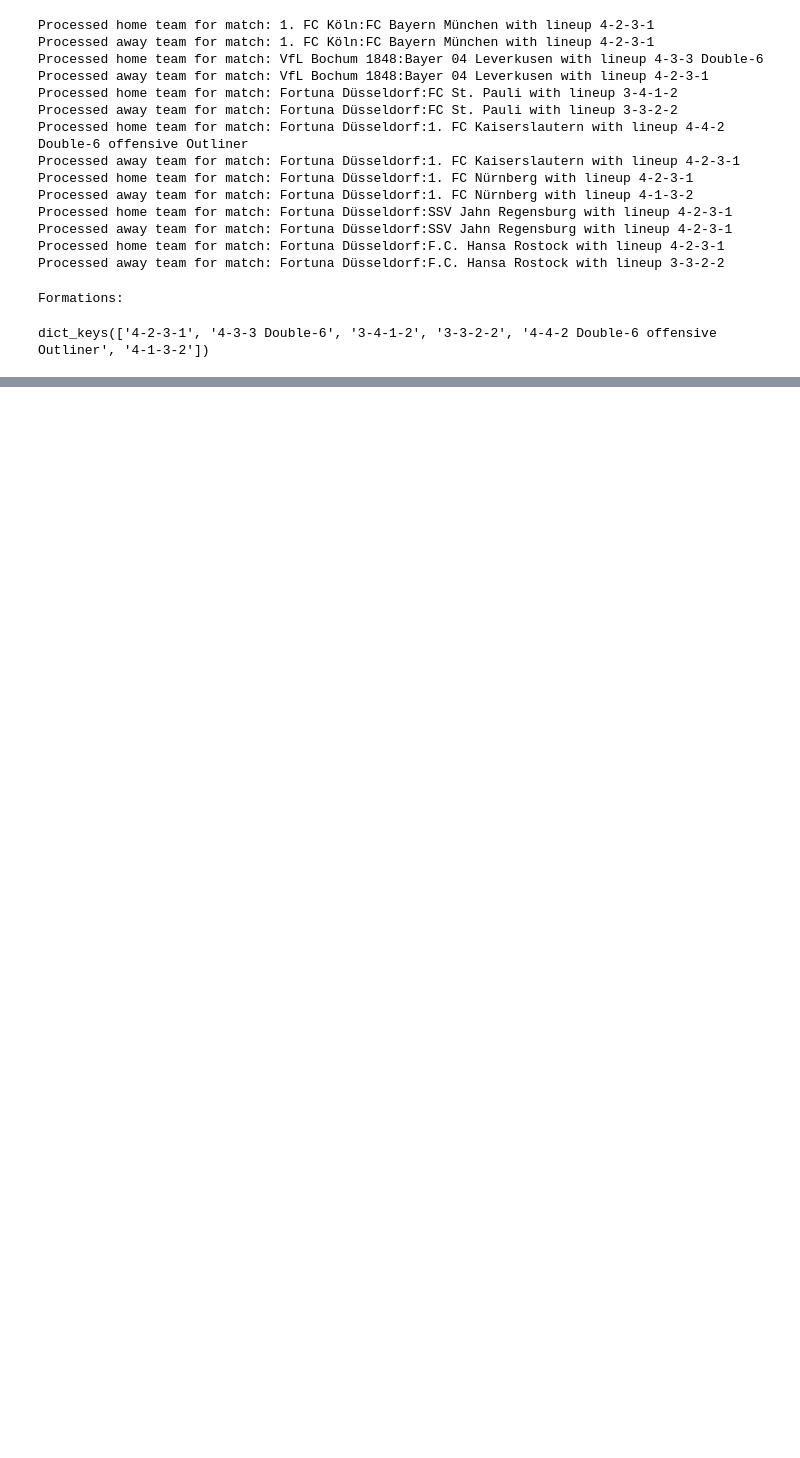
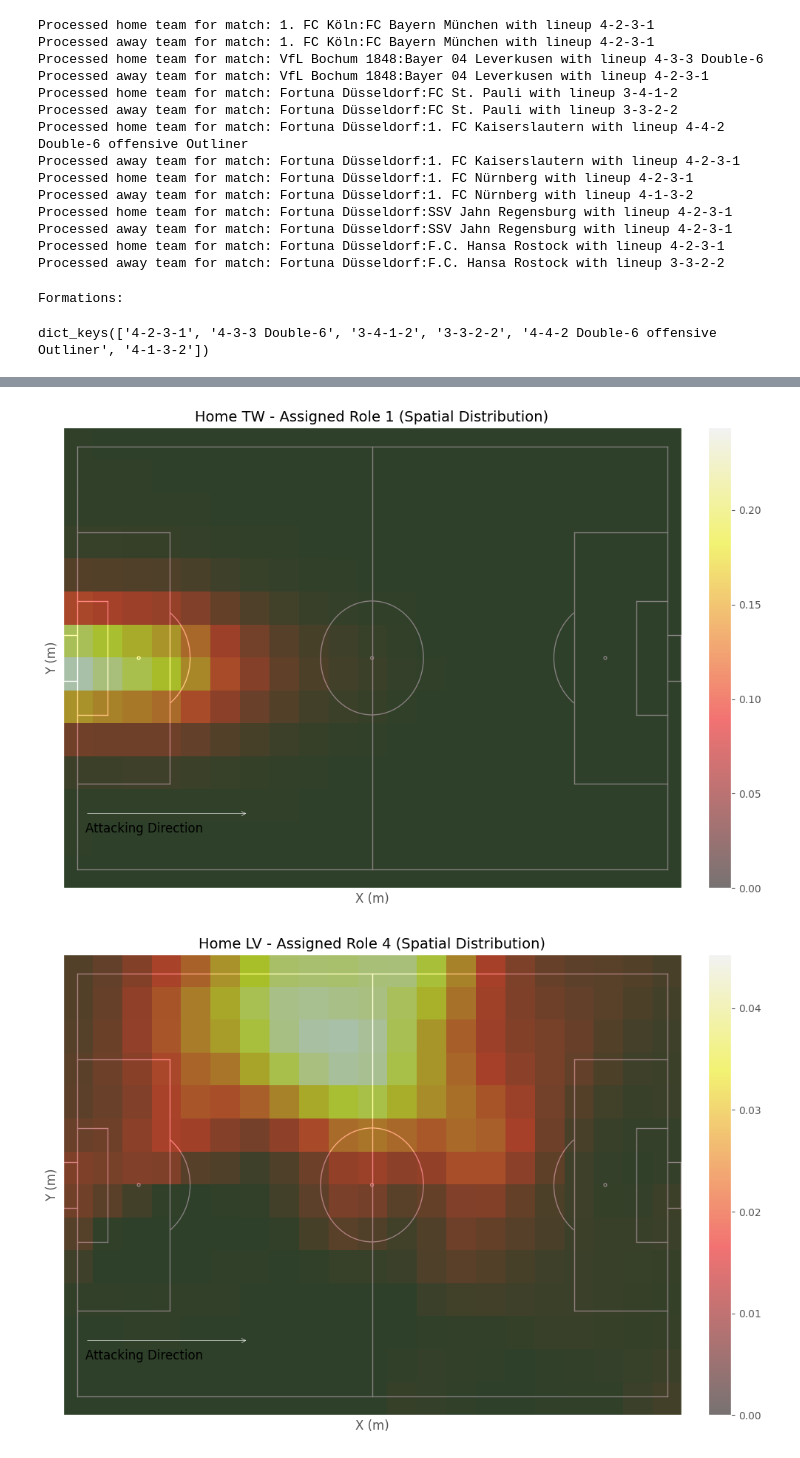
Before and after one commit to iliasmc/sports-networks-project, a Jupyter notebook: plot_data_by_formation.ipynb, the cells around one changed output, grey strips where cells are left out. Cells and saved outputs as stored; diff of their text form; code cells hidden in the pictures; blank space fills up the shorter version.

```diff
--- a/plot_data_by_formation.ipynb
+++ b/plot_data_by_formation.ipynb
@@ -47,0 +243,52 @@ xy_by_formation['4-2-3-1'][0]
+# %%
+# Plot the top assigned role heatmap for each player with their position in the title
+role_heatmaps = get_role_heatmaps(results['B'], results['grid_shape'])
+
+# Position labels for 4-2-3-1 formation
+position_labels = ["TW", "LV", "IVL", "RV", "IVR", "DML", "DMR", "ORM", "OLM", "ZO", "STZ"]
+player_labels = [f"Home {pos}" for pos in position_labels] + [f"Away {pos}" for pos in position_labels]
+
+# Iterate through each player and plot their top role heatmap
+for player_idx in range(min(results['n_players'], 22)):
+    # Get the dominant role for this player
+    dominant_role = results['player_role_assignments'][player_idx]
+    heatmap = role_heatmaps[dominant_role]
+
+    # Get player position label
+    player_pos = player_labels[player_idx] if player_idx < len(player_labels) else f"Player {player_idx}"
+
+    # Hardcoded limit values from y_lim and x_lim in Pitch
+    x_min, x_max = -55, 55
+    y_min, y_max = -37, 37
+
+    # Custom cmap
+    original_cmap = plt.cm.get_cmap('hot')
+    transparent_cmap = original_cmap
+    transparent_cmap.set_bad(color=(0, 0, 0, 0))
+
+    fig, ax = plt.subplots(figsize=(10, 7))
+    pitch.plot(ax=ax)
+    ax.set_facecolor('#538053')
+    ax.set_xlim(x_min, x_max)
+    ax.set_ylim(y_min, y_max)
+    ax.annotate("Attacking Direction", xy=(-51, -25), xytext=(-51, -28), xycoords="data", fontsize=12)
+    ax.annotate("", xy=(-22, -25), xytext=(-51, -25), xycoords="data",
+                arrowprops=dict(arrowstyle="->", connectionstyle="arc3"), ha="center", va="top")
+
+    # The heatmap is plotted on top with alpha for transparency
+    im = ax.imshow(heatmap, origin='lower', cmap=transparent_cmap, aspect='auto', alpha=0.5,
+                extent=(x_min, x_max, y_min, y_max))
+
+    ax.set_title(f'{player_pos} - Assigned Role {dominant_role} (Spatial Distribution)', fontsize=14)
+    ax.set_xlabel('X (m)')
+    ax.set_ylabel('Y (m)')
+
+    # Add colorbar for this plot
+    plt.colorbar(im, ax=ax, fraction=0.046, pad=0.04)
+
+    # Adjust layout and show the individual figure
+    plt.tight_layout()
+    plt.show()
+# %% [output]
+[figure, added]
+[figure, added]
```
Also changed, not shown: parts of 4 cells of this notebook.
